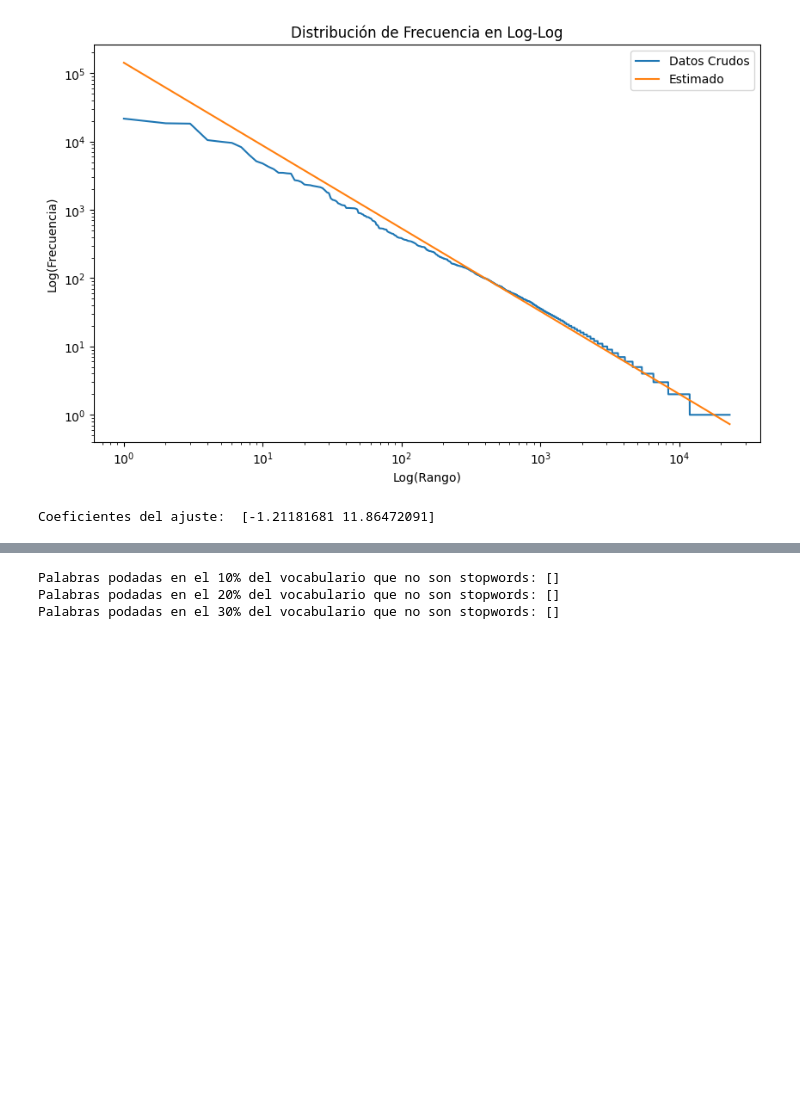
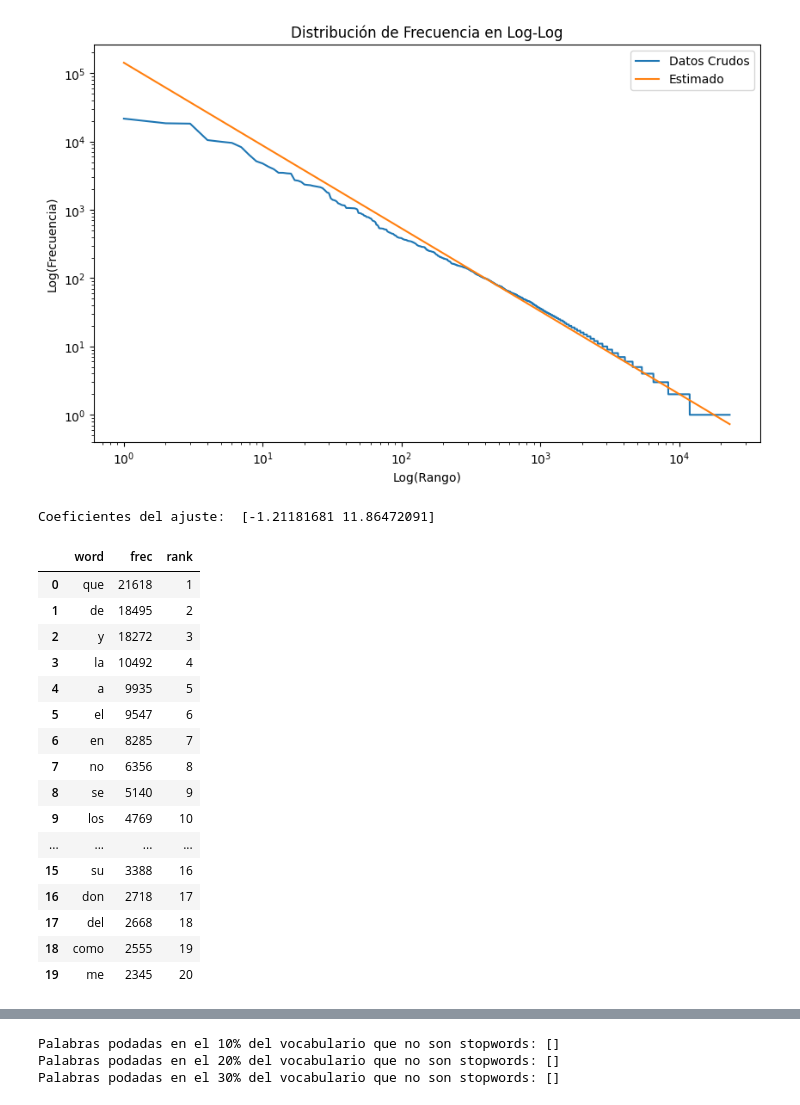
Before and after one commit to leoduville/Recuperacion-de-la-Informacion, a Jupyter notebook: TP 1/EJ 6/E6.ipynb, the cells around one changed output, grey strips where cells are left out. Cells and saved outputs as stored; diff of their text form; code cells hidden in the pictures; blank space fills up the shorter version.

```diff
--- a/TP 1/EJ 6/E6.ipynb
+++ b/TP 1/EJ 6/E6.ipynb
@@ -12,7 +12,7 @@ nltk.download('stopwords')
 [nltk_data]   Package stopwords is already up-to-date!
 True
 # %%
-file_path = 'Quijote.txt'
+file_path = '../Quijote.txt'
 with open(file_path, 'r', encoding='utf-8') as file:
     text = file.read()
 # %%
@@ -85,3 +85,32 @@ plt.show()
 print("Coeficientes del ajuste: ", coefficients)
 # %% [output]
 Coeficientes del ajuste:  [-1.21181681 11.86472091]
+# %%
+import pandas as pd
+
+# Convertir el diccionario a un DataFrame
+df_terms = pd.DataFrame(sorted_word_freq.items(), columns=['word', 'frec'])
+
+# Agregar una columna de ranking
+df_terms['rank'] = range(1, len(df_terms) + 1)
+
+# Imprimir el DataFrame
+df_terms.head(20)
+# %% [output]
+|  | word | frec | rank |
+| 0 | que | 21618 | 1 |
+| 1 | de | 18495 | 2 |
+| 2 | y | 18272 | 3 |
+| 3 | la | 10492 | 4 |
+| 4 | a | 9935 | 5 |
+| 5 | el | 9547 | 6 |
+| 6 | en | 8285 | 7 |
+| 7 | no | 6356 | 8 |
+| 8 | se | 5140 | 9 |
+| 9 | los | 4769 | 10 |
+| ... | ... | ... | ... |
+| 15 | su | 3388 | 16 |
+| 16 | don | 2718 | 17 |
+| 17 | del | 2668 | 18 |
+| 18 | como | 2555 | 19 |
+| 19 | me | 2345 | 20 |
```
Also changed, not shown: parts of 4 cells of this notebook, 58 other files.
